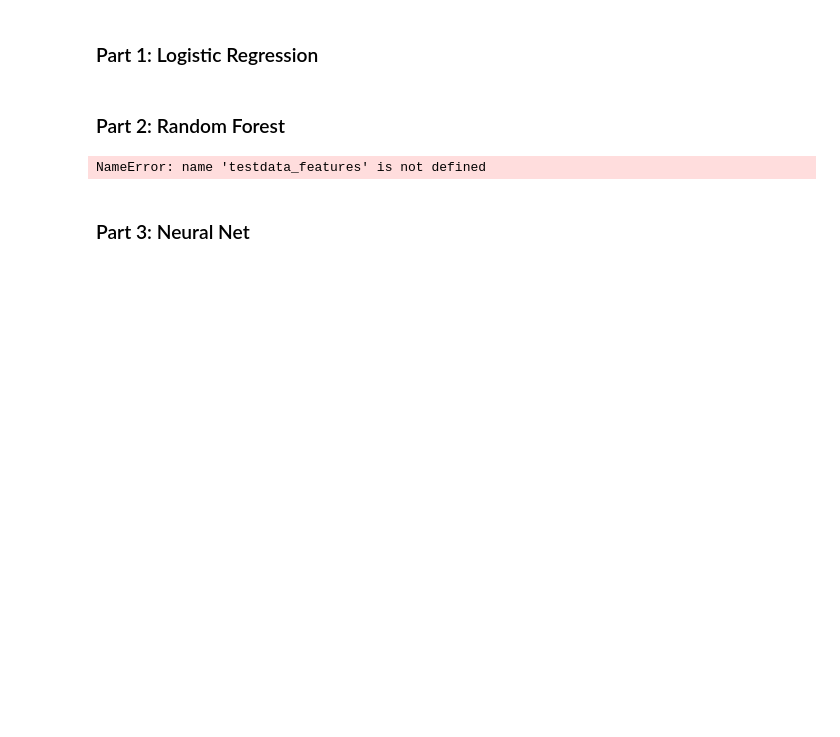
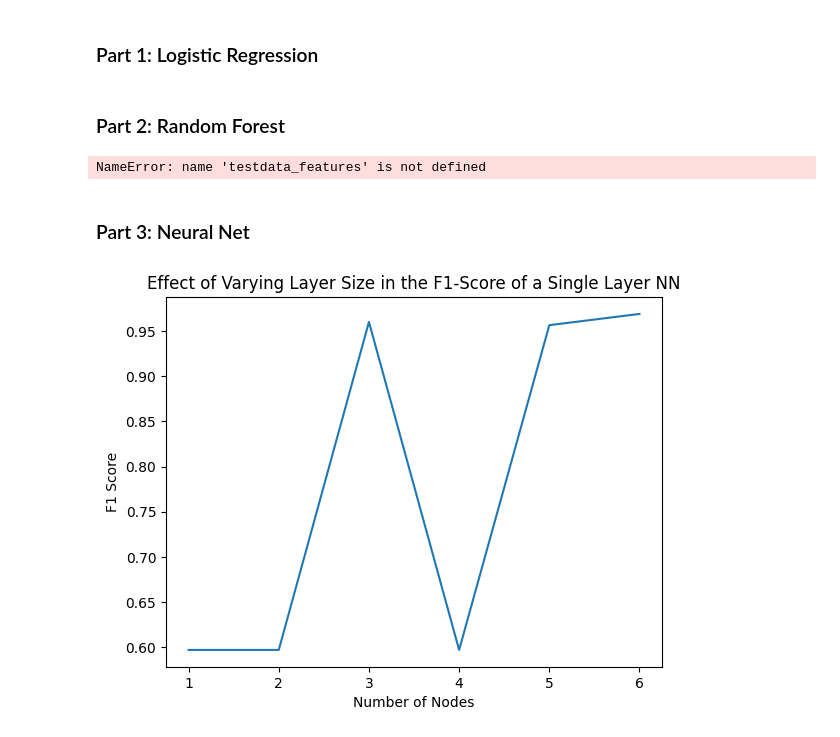
Before and after one commit to asuzanne99/ML-Stellar_Classification, a Jupyter notebook: Computational Physics Project.ipynb, the cells around one changed output. Cells and saved outputs as stored; diff of their text form; code cells hidden in the pictures; blank space fills up the shorter version.

Commit message:
Created Appropriate Plots for Neural Networks

```diff
--- a/Computational Physics Project.ipynb
+++ b/Computational Physics Project.ipynb
@@ -90,6 +91,5 @@ features = np.delete(arr, 13, axis=1)
 features = np.delete(arr, [0,1,2,8,9,10,11,12,13,15,16,17], axis=1)
 print(features)
 
-X_train, X_test, y_train, y_test = train_test_split(features, labels, test_size=0.30, random_state=40)
-#define training data
-#we'll select 70% of the data for this; we can just use the first .7 * 100,000 = 70,000 since they're not in any order
+X_train, X_test, y_train, y_test = train_test_split(features, labels, test_size=0.10, random_state=40)
+X_train, X_val, y_train, y_val = train_test_split(X_train, y_train, test_size=0.11, random_state=40)
@@ -142,8 +150,25 @@ NameError: name 'testdata_features' is not defined
 # %% [markdown]
 ### Part 3: Neural Net
 # %%
-mlp = MLPClassifier(hidden_layer_sizes=(8,8,8), activation='relu', solver='adam', max_iter=500)
-mlp.fit(X_train,y_train)
+f1scores = []
+layer_size = np.arange(1,7,1)
 
-predict_train = mlp.predict(X_train)
-predict_test = mlp.predict(X_test)
+for i in range(1,7):
+    mlp = MLPClassifier(hidden_layer_sizes=(i), activation='relu', solver='adam', max_iter=500)
+    mlp.fit(X_train,y_train)
+    predict_test = mlp.predict(X_test)
+    f1scores.append(f1_score(y_test,predict_test, average='micro'))
+
+
+plt.plot(layer_size, f1scores)
+plt.xlabel('Number of Nodes')
+plt.ylabel('F1 Score')
+plt.title('Effect of Varying Layer Size in the F1-Score of the Single Layer NN')
+plt.show()
+# mlp = MLPClassifier(hidden_layer_sizes=(6,6), activation='relu', solver='adam', max_iter=500)
+# mlp.fit(X_train,y_train)
+
+# predict_train = mlp.predict(X_train)
+# predict_test = mlp.predict(X_test)
+# %% [output]
+[figure, added]
```
Also changed, not shown: parts of 7 cells of this notebook.
